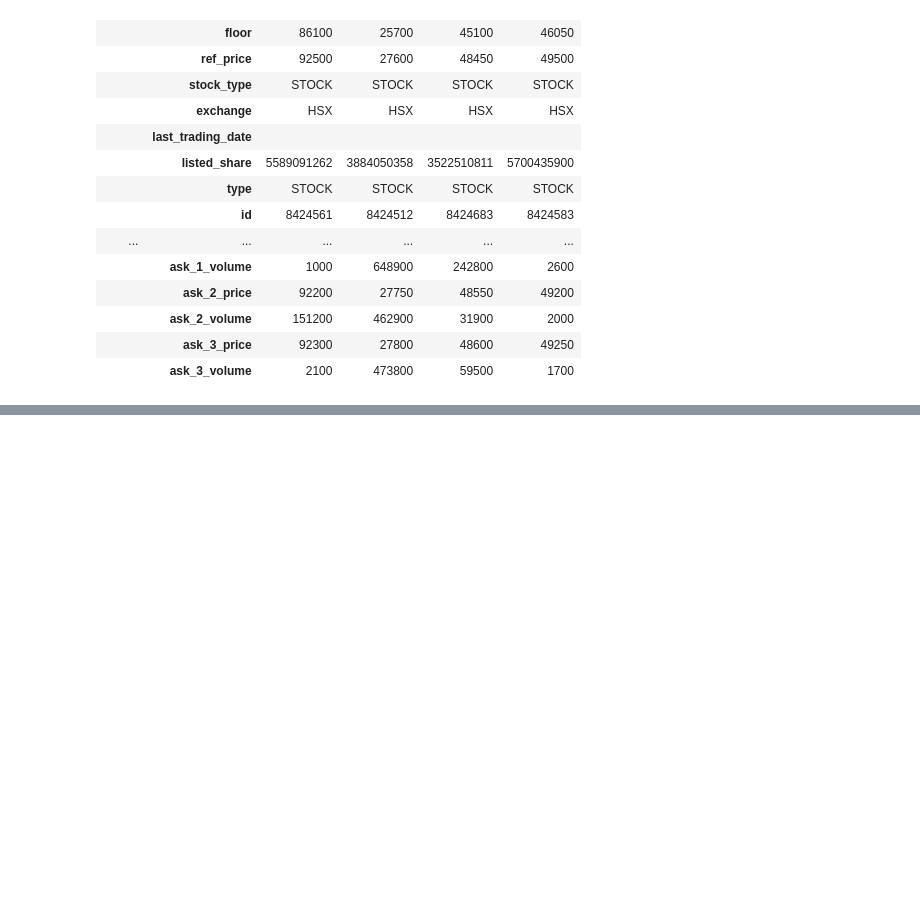
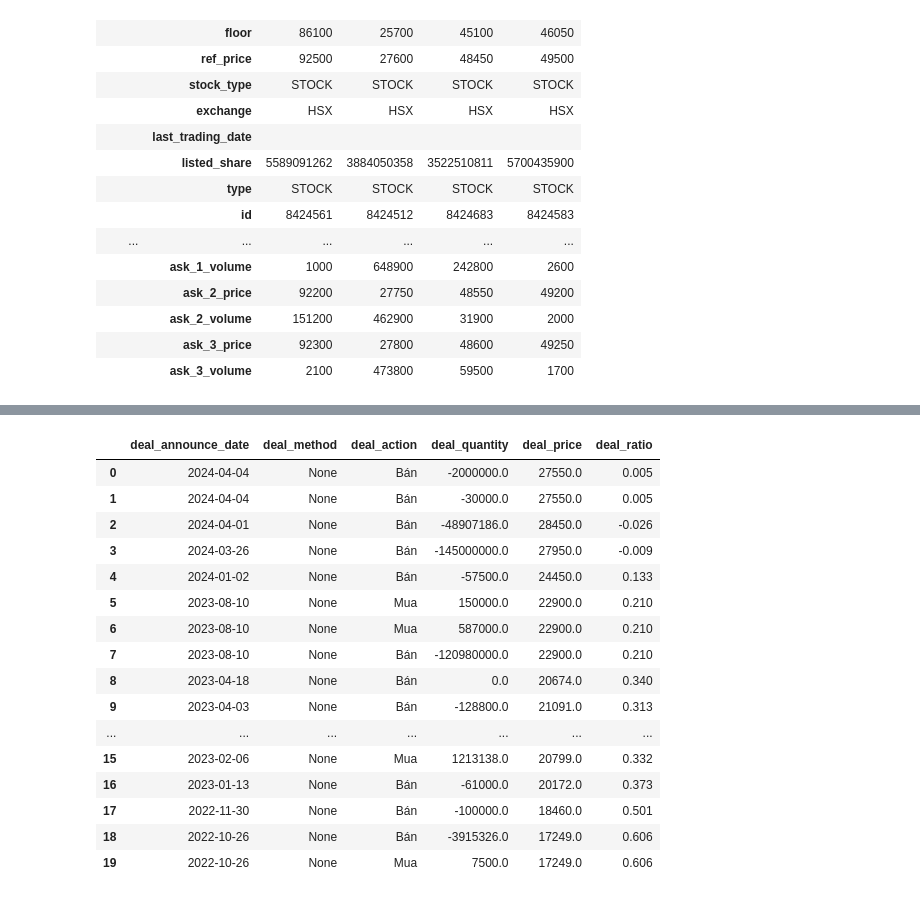
Before and after one commit to thinh-vu/vnstock, a Jupyter notebook: docs/vnstock3_demo.ipynb, the cells around one changed output, grey strips where cells are left out. Cells and saved outputs as stored; diff of their text form; code cells hidden in the pictures; blank space fills up the shorter version.

```diff
--- a/docs/vnstock3_demo.ipynb
+++ b/docs/vnstock3_demo.ipynb
@@ -183,0 +257,20 @@ stock.trading.price_board(['VCB','ACB','TCB','BID']).T # Bỏ .T để xoay tr
+# %%
+company.insider_deals()
+# %% [output]
+|  | deal_announce_date | deal_method | deal_action | deal_quantity | deal_price | deal_ratio |
+| 0 | 2024-04-04 | None | Bán | -2000000.0 | 27550.0 | 0.005 |
+| 1 | 2024-04-04 | None | Bán | -30000.0 | 27550.0 | 0.005 |
+| 2 | 2024-04-01 | None | Bán | -48907186.0 | 28450.0 | -0.026 |
+| 3 | 2024-03-26 | None | Bán | -145000000.0 | 27950.0 | -0.009 |
+| 4 | 2024-01-02 | None | Bán | -57500.0 | 24450.0 | 0.133 |
+| 5 | 2023-08-10 | None | Mua | 150000.0 | 22900.0 | 0.210 |
+| 6 | 2023-08-10 | None | Mua | 587000.0 | 22900.0 | 0.210 |
+| 7 | 2023-08-10 | None | Bán | -120980000.0 | 22900.0 | 0.210 |
+| 8 | 2023-04-18 | None | Bán | 0.0 | 20674.0 | 0.340 |
+| 9 | 2023-04-03 | None | Bán | -128800.0 | 21091.0 | 0.313 |
+| ... | ... | ... | ... | ... | ... | ... |
+| 15 | 2023-02-06 | None | Mua | 1213138.0 | 20799.0 | 0.332 |
+| 16 | 2023-01-13 | None | Bán | -61000.0 | 20172.0 | 0.373 |
+| 17 | 2022-11-30 | None | Bán | -100000.0 | 18460.0 | 0.501 |
+| 18 | 2022-10-26 | None | Bán | -3915326.0 | 17249.0 | 0.606 |
+| 19 | 2022-10-26 | None | Mua | 7500.0 | 17249.0 | 0.606 |
```
Also changed, not shown: parts of 41 cells of this notebook, 7 other files.
